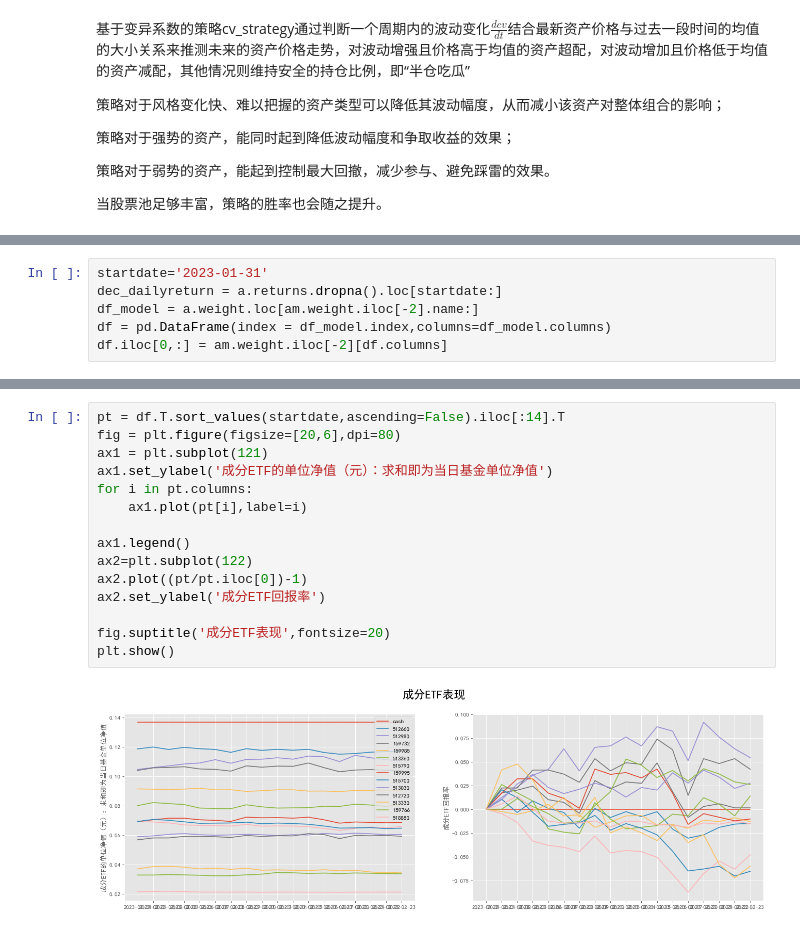
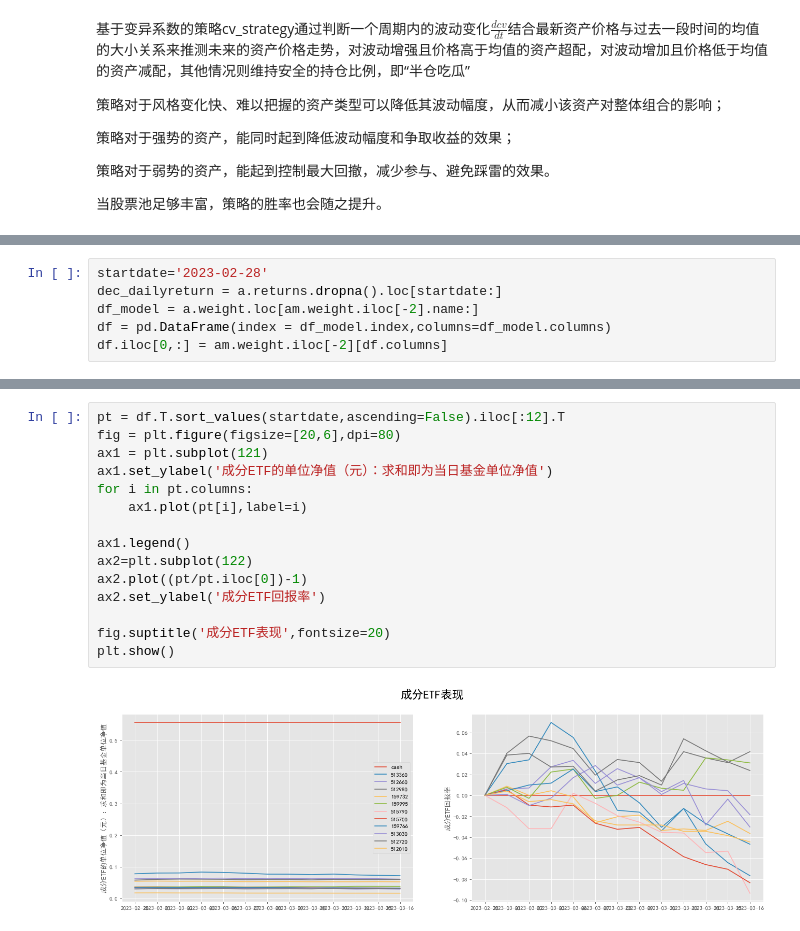
Before and after one commit to jwli601/stocks_stories, a Jupyter notebook: cv_strategy_intro.ipynb, the cells around one changed output, grey strips where cells are left out. Saved outputs shown, nothing was run; the diff lists cells and outputs as text.

```diff
--- a/cv_strategy_intro.ipynb
+++ b/cv_strategy_intro.ipynb
@@ -393,7 +368,7 @@ a.run()
 无操作: 512800
 无操作: 518880
 # %%
-startdate='2023-01-31'
+startdate='2023-02-28'
 dec_dailyreturn = a.returns.dropna().loc[startdate:]
 df_model = a.weight.loc[am.weight.iloc[-2].name:]
 df = pd.DataFrame(index = df_model.index,columns=df_model.columns)
@@ -431,18 +404,18 @@ plt.show()
 # %%
-pt = df.T.sort_values(startdate,ascending=False).iloc[:14].T
+pt = df.T.sort_values(startdate,ascending=False).iloc[:12].T
 fig = plt.figure(figsize=[20,6],dpi=80)
 ax1 = plt.subplot(121)
 ax1.set_ylabel('成分ETF的单位净值（元）：求和即为当日基金单位净值')
 for i in pt.columns:
     ax1.plot(pt[i],label=i)
 
 ax1.legend()
 ax2=plt.subplot(122)
 ax2.plot((pt/pt.iloc[0])-1)
 ax2.set_ylabel('成分ETF回报率')
 
 fig.suptitle('成分ETF表现',fontsize=20)
 plt.show()
 # %% [output]
-[figure, old version]
+[figure, new version]
 # %%
```
Also changed, not shown: parts of 21 cells of this notebook, 2 other files.
